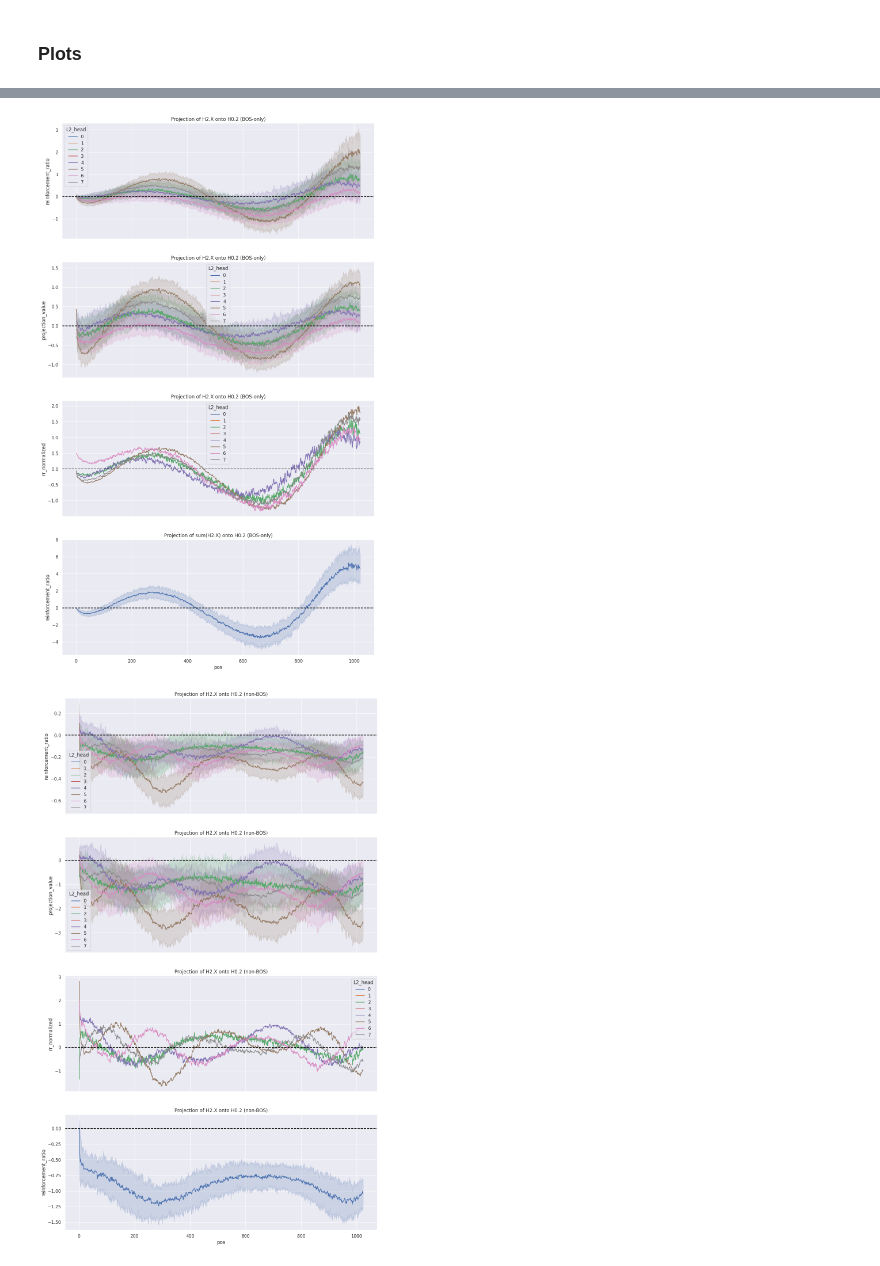
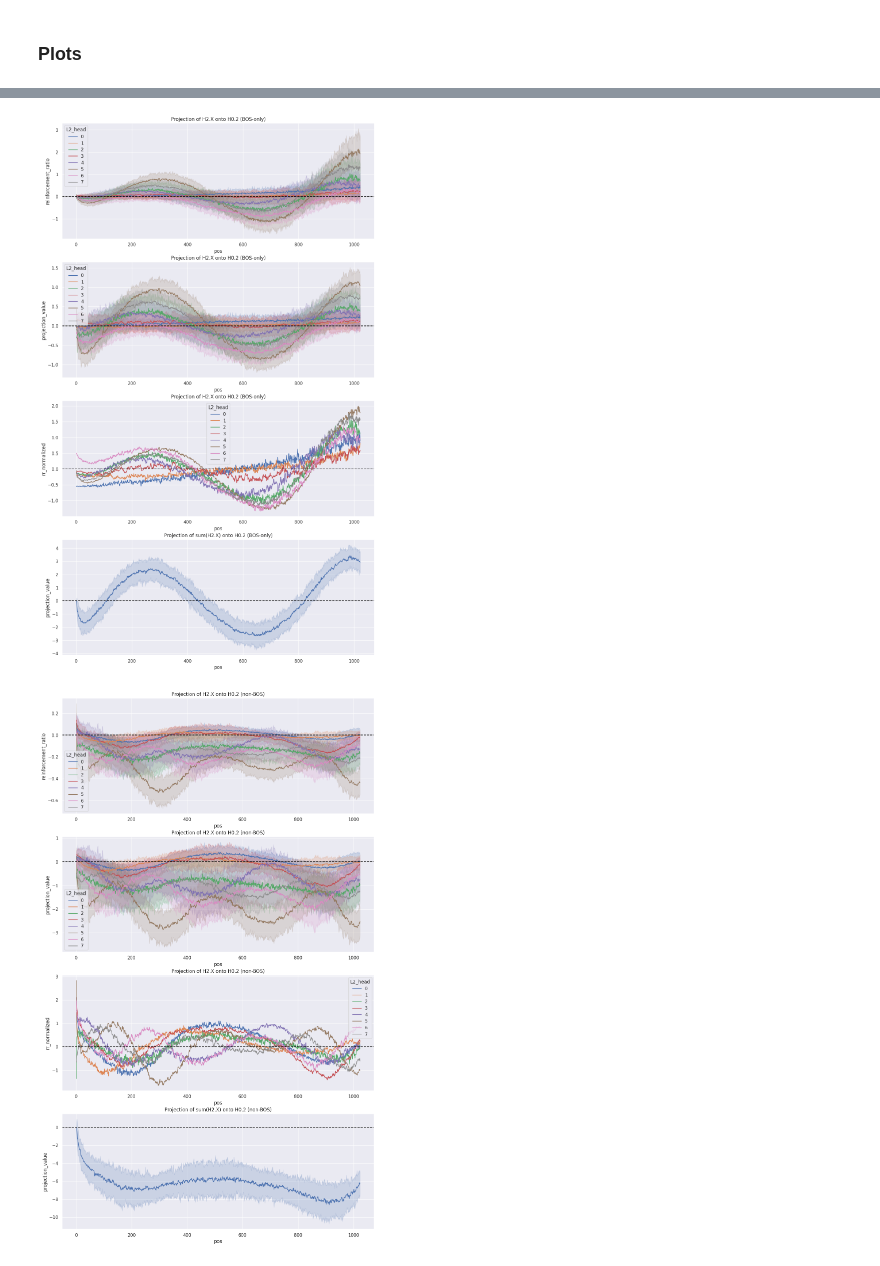
Before and after one commit to canrager/cleanup_nodes, a Jupyter notebook: notebooks/004-decompose-bos-nonbos.ipynb, the cells around one changed output, grey strips where cells are left out. Drawn from its saved outputs; the diff is of its cells as text; code cells hidden in the pictures.

Commit message:
Added bos+nonbos plots

```diff
--- a/notebooks/004-decompose-bos-nonbos.ipynb
+++ b/notebooks/004-decompose-bos-nonbos.ipynb
@@ -273,10 +327,10 @@ df
 # %%
-fig, ax = plt.subplots(4, 1, figsize=(14, 4*6), sharex=True)
+fig, ax = plt.subplots(4, 1, figsize=(14, 4*6))
 
 # Filter dataframe to plot
 decomposition = "BOS-only"
-# heads_to_include = [0,1,2,3,4,5,6,7]
-heads_to_include = [2,4,5,6,7]
+heads_to_include = [0,1,2,3,4,5,6,7]
+# heads_to_include = [2,4,5,6,7]
 
 filtered_df = (
     df.query("L2_head in @heads_to_include")
@@ -320,7 +374,7 @@ ax[2].set_title(f"Projection of H2.X onto H0.2 ({decomposition})")
 sns.lineplot(
     data=filtered_df.groupby(["batch", "pos"]).sum().reset_index(),  # sum over heads
     x="pos",
-    y="reinforcement_ratio",
+    y="projection_value",
     errorbar=("pi", 75),
     ax=ax[3],
 )
@@ -330,14 +384,14 @@ ax[3].set_title(f"Projection of sum(H2.X) onto H0.2 ({decomposition})")
 for i in range(4):
     ax[i].axhline(0, color="black", linestyle="--")
 # %% [output]
-[figure, old version]
+[figure, new version]
 # %%
-fig, ax = plt.subplots(4, 1, figsize=(14, 4*6), sharex=True)
+fig, ax = plt.subplots(4, 1, figsize=(14, 4*6))
 
 # Filter dataframe to plot
 decomposition = "non-BOS"
-# heads_to_include = [0,1,2,3,4,5,6,7]
-heads_to_include = [2,4,5,6,7]
+heads_to_include = [0,1,2,3,4,5,6,7]
+# heads_to_include = [2,4,5,6,7]
 
 filtered_df = (
     df.query("L2_head in @heads_to_include")
@@ -363,32 +417,32 @@ sns.lineplot(
     hue="L2_head",
     errorbar=("pi", 75),
     ax=ax[1],
 )
 ax[1].set_title(f"Projection of H2.X onto H0.2 ({decomposition})")
 
 # Subplot 3
 sns.lineplot(
     data=filtered_df,
     x="pos",
     y="rr_normalized",
     hue="L2_head",
     errorbar=None,
     ax=ax[2],
 )
 ax[2].set_title(f"Projection of H2.X onto H0.2 ({decomposition})")
 
 # Subplot 4
 sns.lineplot(
     data=filtered_df.groupby(["batch", "pos"]).sum().reset_index(),  # sum over heads
     x="pos",
-    y="reinforcement_ratio",
+    y="projection_value",
     errorbar=("pi", 75),
     ax=ax[3],
 )
 ax[3].set_title(f"Projection of sum(H2.X) onto H0.2 ({decomposition})")
 
 # Add zero hlines
 for i in range(4):
     ax[i].axhline(0, color="black", linestyle="--")
 # %% [output]
-[figure, old version]
+[figure, new version]
```
Also changed, not shown: parts of 3 cells of this notebook.
